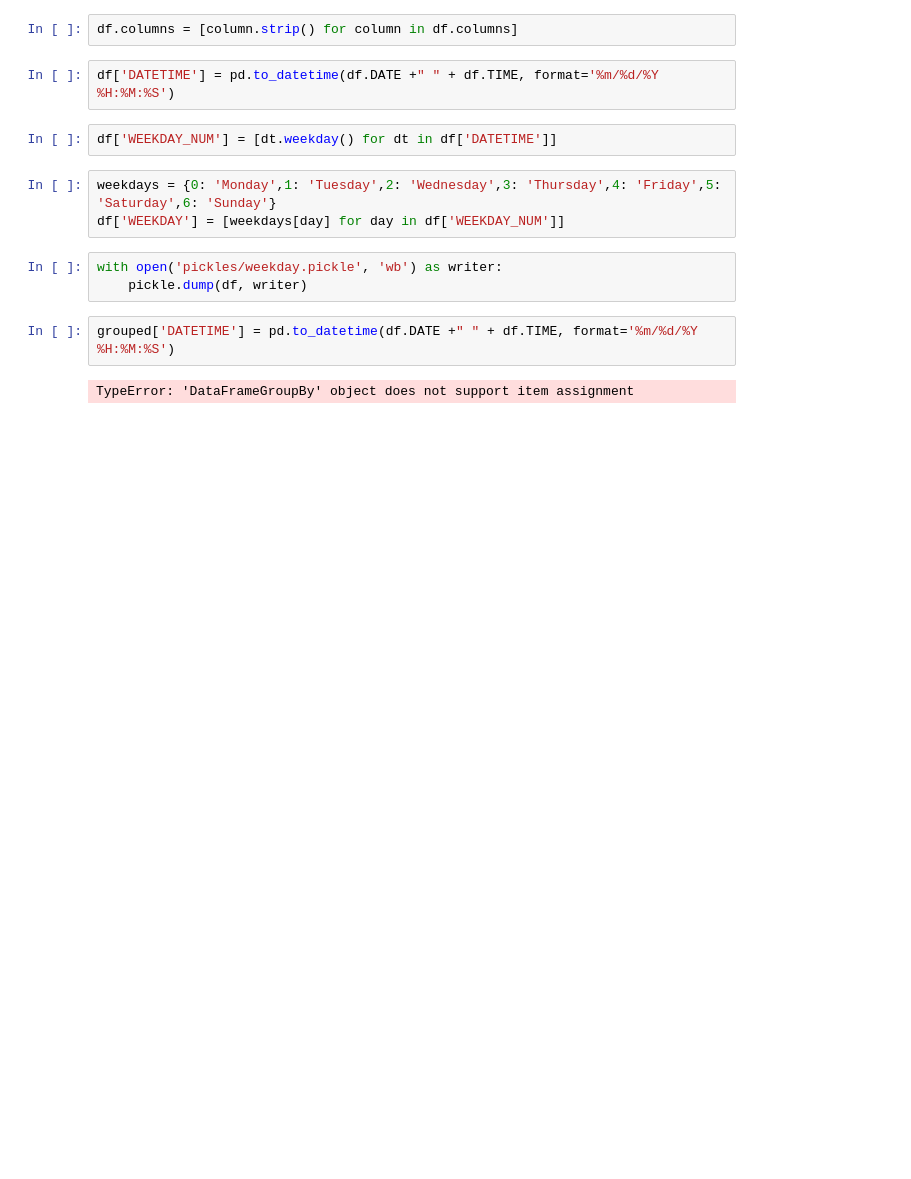
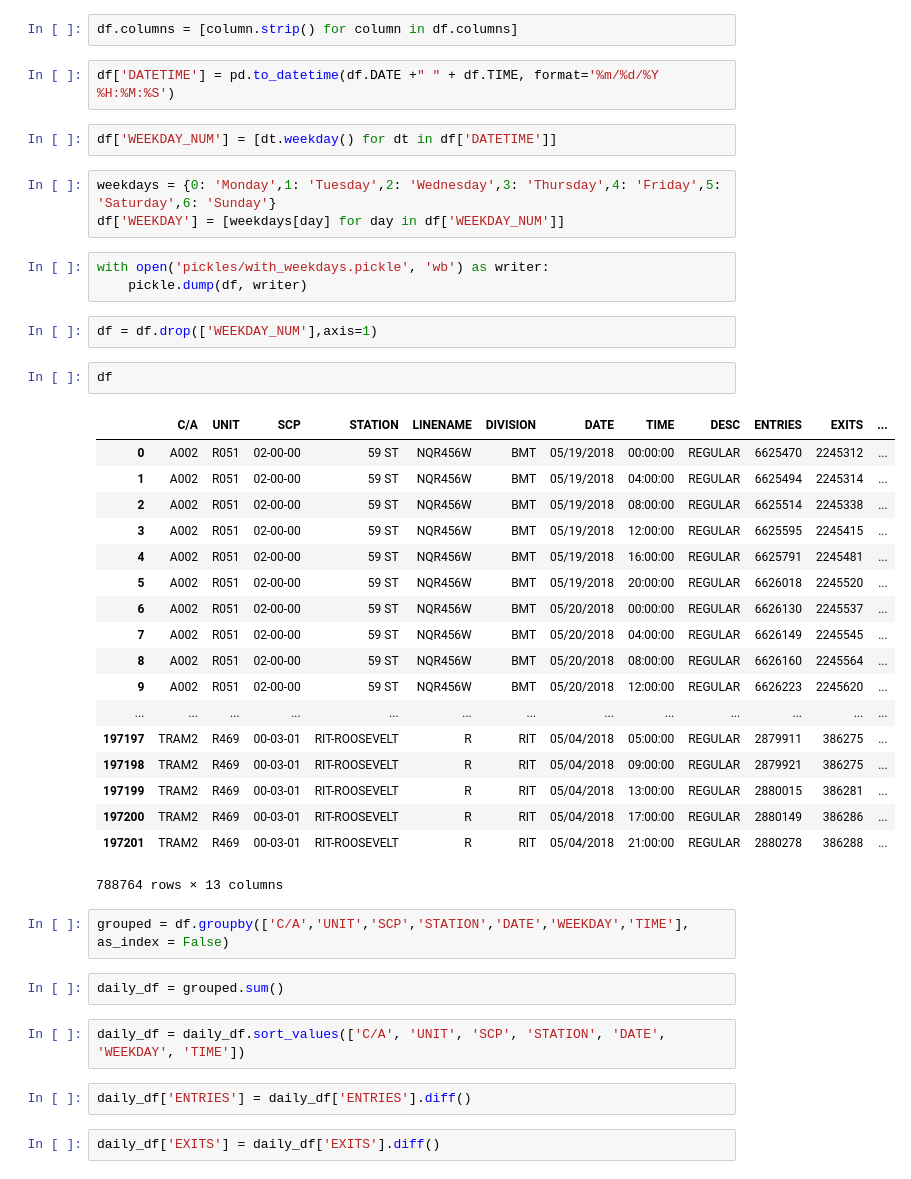
Before and after one commit to max-clarke/chi19_ds9_project_benson, a Jupyter notebook: stephen_notebook.ipynb, the cells around one changed output. Cells and saved outputs as stored; diff of their text form; blank space fills up the shorter version.

Commit message:
Made some updates to the weekday data

```diff
--- a/stephen_notebook.ipynb
+++ b/stephen_notebook.ipynb
@@ -21,9 +21,38 @@ df['WEEKDAY_NUM'] = [dt.weekday() for dt in df['DATETIME']]
 weekdays = {0: 'Monday',1: 'Tuesday',2: 'Wednesday',3: 'Thursday',4: 'Friday',5: 'Saturday',6: 'Sunday'}
 df['WEEKDAY'] = [weekdays[day] for day in df['WEEKDAY_NUM']]
 # %%
-with open('pickles/weekday.pickle', 'wb') as writer:
+with open('pickles/with_weekdays.pickle', 'wb') as writer:
     pickle.dump(df, writer)
-# %%
-grouped['DATETIME'] = pd.to_datetime(df.DATE +" " + df.TIME, format='%m/%d/%Y %H:%M:%S')
-# %% [output]
-TypeError: 'DataFrameGroupBy' object does not support item assignment
+# %%
+df = df.drop(['WEEKDAY_NUM'],axis=1)
+# %%
+df
+# %% [output]
+|  | C/A | UNIT | SCP | STATION | LINENAME | DIVISION | DATE | TIME | DESC | ENTRIES | EXITS | ... |
+| 0 | A002 | R051 | 02-00-00 | 59 ST | NQR456W | BMT | 05/19/2018 | 00:00:00 | REGULAR | 6625470 | 2245312 | ... |
+| 1 | A002 | R051 | 02-00-00 | 59 ST | NQR456W | BMT | 05/19/2018 | 04:00:00 | REGULAR | 6625494 | 2245314 | ... |
+| 2 | A002 | R051 | 02-00-00 | 59 ST | NQR456W | BMT | 05/19/2018 | 08:00:00 | REGULAR | 6625514 | 2245338 | ... |
+| 3 | A002 | R051 | 02-00-00 | 59 ST | NQR456W | BMT | 05/19/2018 | 12:00:00 | REGULAR | 6625595 | 2245415 | ... |
+| 4 | A002 | R051 | 02-00-00 | 59 ST | NQR456W | BMT | 05/19/2018 | 16:00:00 | REGULAR | 6625791 | 2245481 | ... |
+| 5 | A002 | R051 | 02-00-00 | 59 ST | NQR456W | BMT | 05/19/2018 | 20:00:00 | REGULAR | 6626018 | 2245520 | ... |
+| 6 | A002 | R051 | 02-00-00 | 59 ST | NQR456W | BMT | 05/20/2018 | 00:00:00 | REGULAR | 6626130 | 2245537 | ... |
+| 7 | A002 | R051 | 02-00-00 | 59 ST | NQR456W | BMT | 05/20/2018 | 04:00:00 | REGULAR | 6626149 | 2245545 | ... |
+| 8 | A002 | R051 | 02-00-00 | 59 ST | NQR456W | BMT | 05/20/2018 | 08:00:00 | REGULAR | 6626160 | 2245564 | ... |
+| 9 | A002 | R051 | 02-00-00 | 59 ST | NQR456W | BMT | 05/20/2018 | 12:00:00 | REGULAR | 6626223 | 2245620 | ... |
+| ... | ... | ... | ... | ... | ... | ... | ... | ... | ... | ... | ... | ... |
+| 197197 | TRAM2 | R469 | 00-03-01 | RIT-ROOSEVELT | R | RIT | 05/04/2018 | 05:00:00 | REGULAR | 2879911 | 386275 | ... |
+| 197198 | TRAM2 | R469 | 00-03-01 | RIT-ROOSEVELT | R | RIT | 05/04/2018 | 09:00:00 | REGULAR | 2879921 | 386275 | ... |
+| 197199 | TRAM2 | R469 | 00-03-01 | RIT-ROOSEVELT | R | RIT | 05/04/2018 | 13:00:00 | REGULAR | 2880015 | 386281 | ... |
+| 197200 | TRAM2 | R469 | 00-03-01 | RIT-ROOSEVELT | R | RIT | 05/04/2018 | 17:00:00 | REGULAR | 2880149 | 386286 | ... |
+| 197201 | TRAM2 | R469 | 00-03-01 | RIT-ROOSEVELT | R | RIT | 05/04/2018 | 21:00:00 | REGULAR | 2880278 | 386288 | ... |
+788764 rows × 13 columns
+# %%
+grouped = df.groupby(['C/A','UNIT','SCP','STATION','DATE','WEEKDAY','TIME'], as_index = False)
+# %%
+daily_df = grouped.sum()
+# %%
+daily_df = daily_df.sort_values(['C/A', 'UNIT', 'SCP', 'STATION', 'DATE', 'WEEKDAY', 'TIME'])
+# %%
+daily_df['ENTRIES'] = daily_df['ENTRIES'].diff()
+# %%
+daily_df['EXITS'] = daily_df['EXITS'].diff()
```
Also changed, not shown: parts of 1 cell of this notebook.
